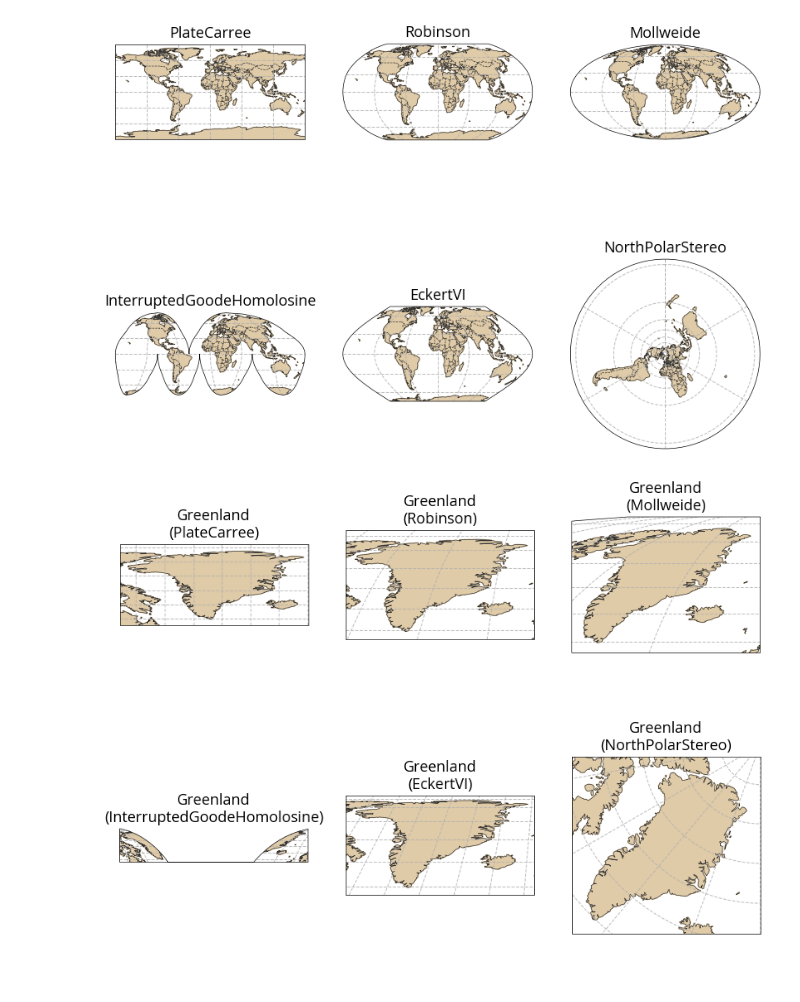
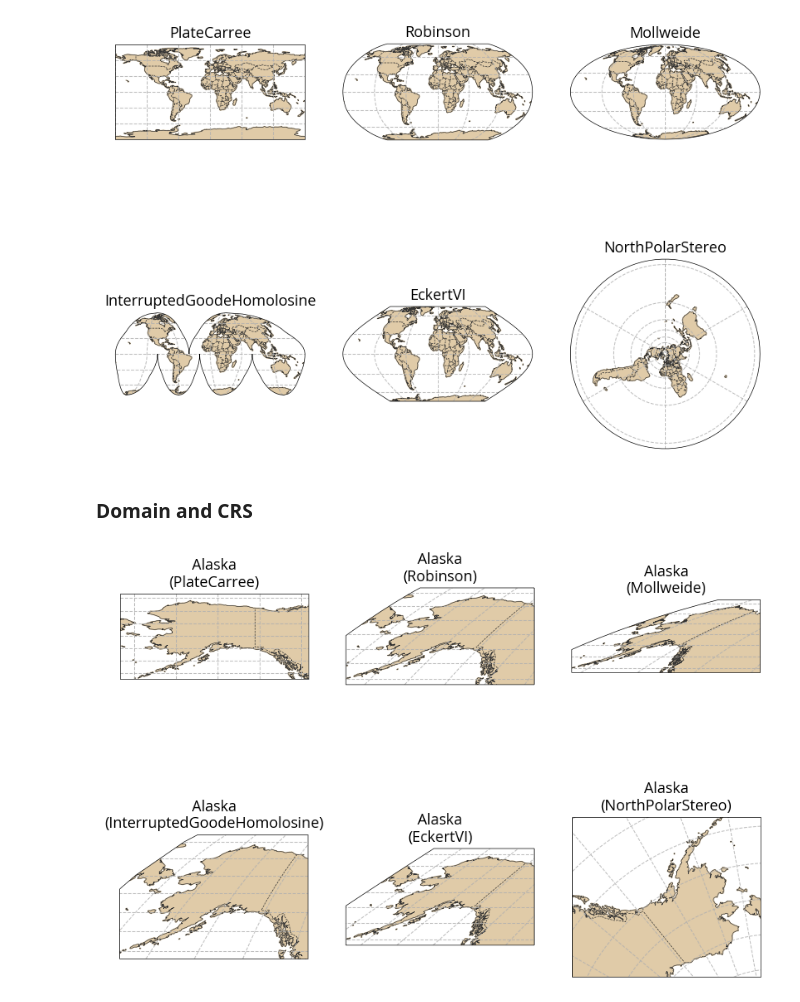
Before and after one commit to ecmwf/earthkit-maps, a Jupyter notebook: docs/examples/domains-projections.ipynb, the cells around one changed output. Cells and saved outputs as stored; diff of their text form; code cells hidden in the pictures; blank space fills up the shorter version.

```diff
--- a/docs/examples/domains-projections.ipynb
+++ b/docs/examples/domains-projections.ipynb
@@ -132,19 +128,21 @@ chart.subplot_titles("{crs}")
 chart.show()
 # %% [output]
 [figure]
+# %% [markdown]
+### Domain and CRS
 # %%
 chart = Chart(cols=3, rows=math.ceil(len(CRS)/4))
 
 for crs in CRS:
-    chart.add_subplot(domain="Greenland", crs=crs)
+    chart.add_subplot(domain="Alaska", crs=crs)
 
 chart.coastlines()
 chart.land()
 chart.borders()
 chart.gridlines(draw_labels=False)
 
 chart.subplot_titles("{domain}\n({crs})")
 
 chart.show()
 # %% [output]
-[figure, old version]
+[figure, new version]
```
Also changed, not shown: parts of 2 cells of this notebook, 7 other files.
